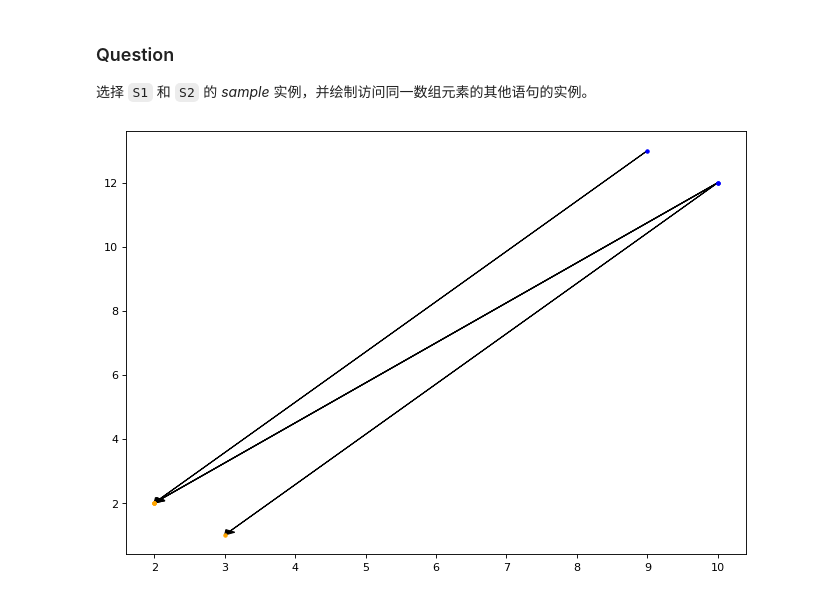
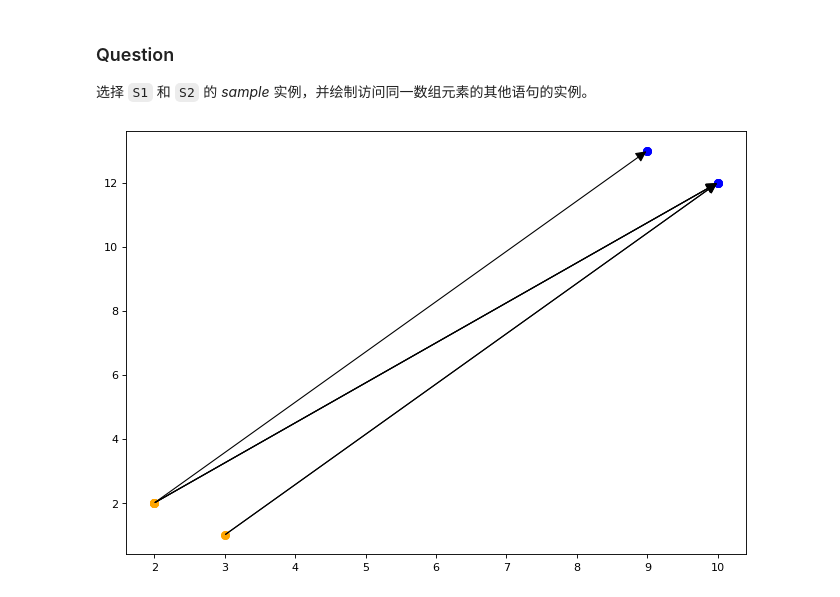
Before and after one commit to zhen8838/isl_learn, a Jupyter notebook: 04_memory.ipynb, the cells around one changed output. Drawn from its saved outputs; the diff is of its cells as text; code cells hidden in the pictures.

```diff
--- a/04_memory.ipynb
+++ b/04_memory.ipynb
@@ -507,11 +507,9 @@ plot_map(deps)
 # %%
 point_22 = isl.Set("{S1[i,j]: i = 2 and j = 2}") # S1 写入X[2,2]
 point_1012 = isl.Set("{S2[i,j]: i = 10 and j = 12}") # S2 读取 X[2][2] 和 X[3][1];
 sinks = deps.intersect_domain(point_22)
 sources = deps.intersect_range(point_1012)
 plt.figure(figsize=(10, 7), dpi=80)
-plot_map(sinks)
-plot_map(sources)
-# plot([sinks, sources])
+plot_map([sinks,sources])
 # %% [output]
-[figure, old version]
+[figure, new version]
```
Also changed, not shown: parts of 13 cells of this notebook, 5 other files.
